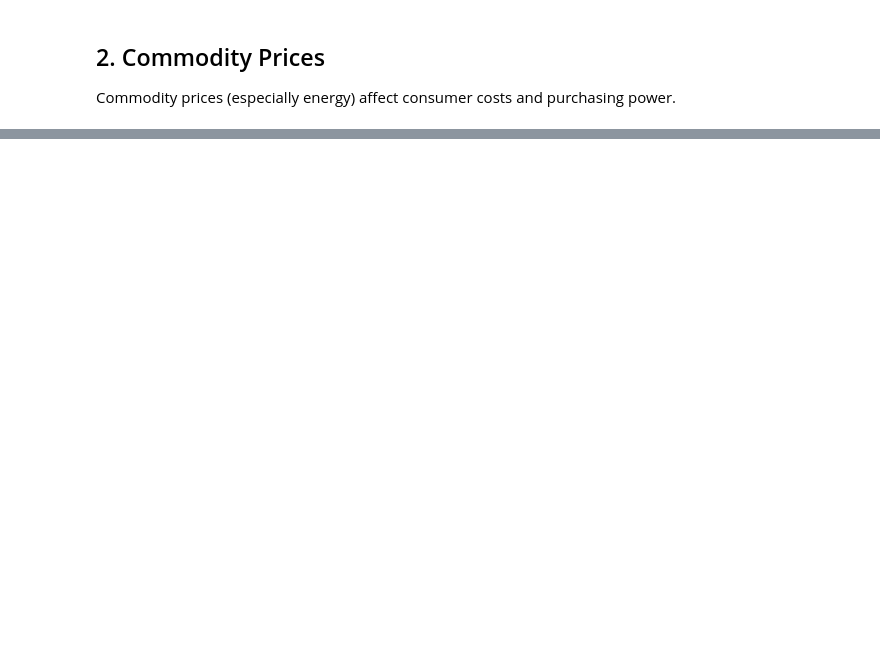
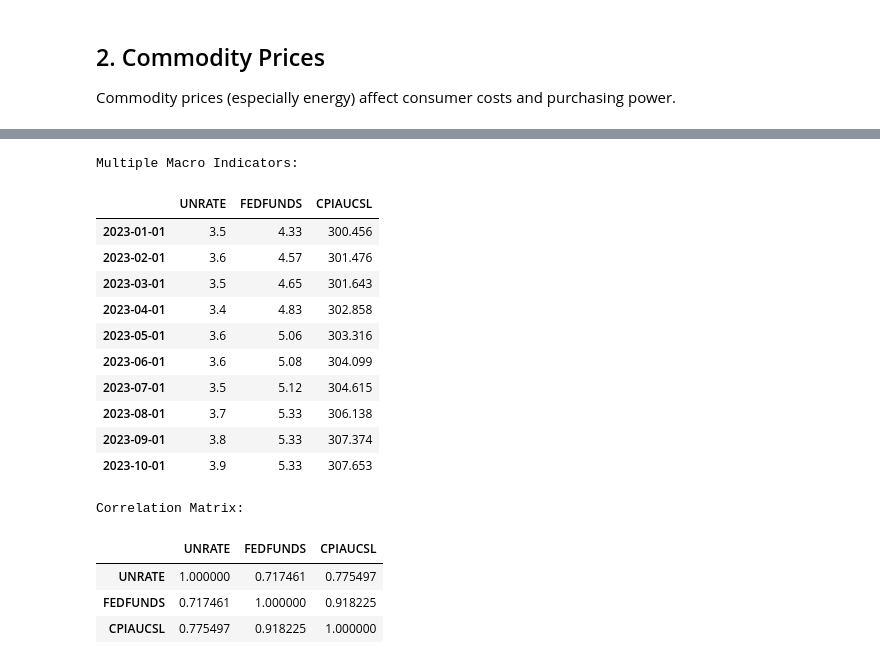
Before and after one commit to azk1r1n/finance_metrics, a Jupyter notebook: src/notebooks/demo.ipynb, the cells around one changed output, grey strips where cells are left out. Drawn from its saved outputs; the diff is of its cells as text; code cells hidden in the pictures; blank space fills up the shorter version.

```diff
--- a/src/notebooks/demo.ipynb
+++ b/src/notebooks/demo.ipynb
@@ -108,0 +210,30 @@ For more information, see the README.md file.
+# %%
+# Fetch multiple macro indicators at once
+macro_indicators = macro.get_multiple_indicators(
+    ["unemployment", "fed_funds", "cpi"],
+    start_date="2023-01-01",
+    end_date="2024-01-01"
+)
+
+print("Multiple Macro Indicators:")
+display(macro_indicators.head(10))
+print("\nCorrelation Matrix:")
+display(macro_indicators.corr())
+# %% [output]
+Multiple Macro Indicators:
+|  | UNRATE | FEDFUNDS | CPIAUCSL |
+| 2023-01-01 | 3.5 | 4.33 | 300.456 |
+| 2023-02-01 | 3.6 | 4.57 | 301.476 |
+| 2023-03-01 | 3.5 | 4.65 | 301.643 |
+| 2023-04-01 | 3.4 | 4.83 | 302.858 |
+| 2023-05-01 | 3.6 | 5.06 | 303.316 |
+| 2023-06-01 | 3.6 | 5.08 | 304.099 |
+| 2023-07-01 | 3.5 | 5.12 | 304.615 |
+| 2023-08-01 | 3.7 | 5.33 | 306.138 |
+| 2023-09-01 | 3.8 | 5.33 | 307.374 |
+| 2023-10-01 | 3.9 | 5.33 | 307.653 |
+Correlation Matrix:
+|  | UNRATE | FEDFUNDS | CPIAUCSL |
+| UNRATE | 1.000000 | 0.717461 | 0.775497 |
+| FEDFUNDS | 0.717461 | 1.000000 | 0.918225 |
+| CPIAUCSL | 0.775497 | 0.918225 | 1.000000 |
```
Also changed, not shown: parts of 16 cells of this notebook, 7 other files.
